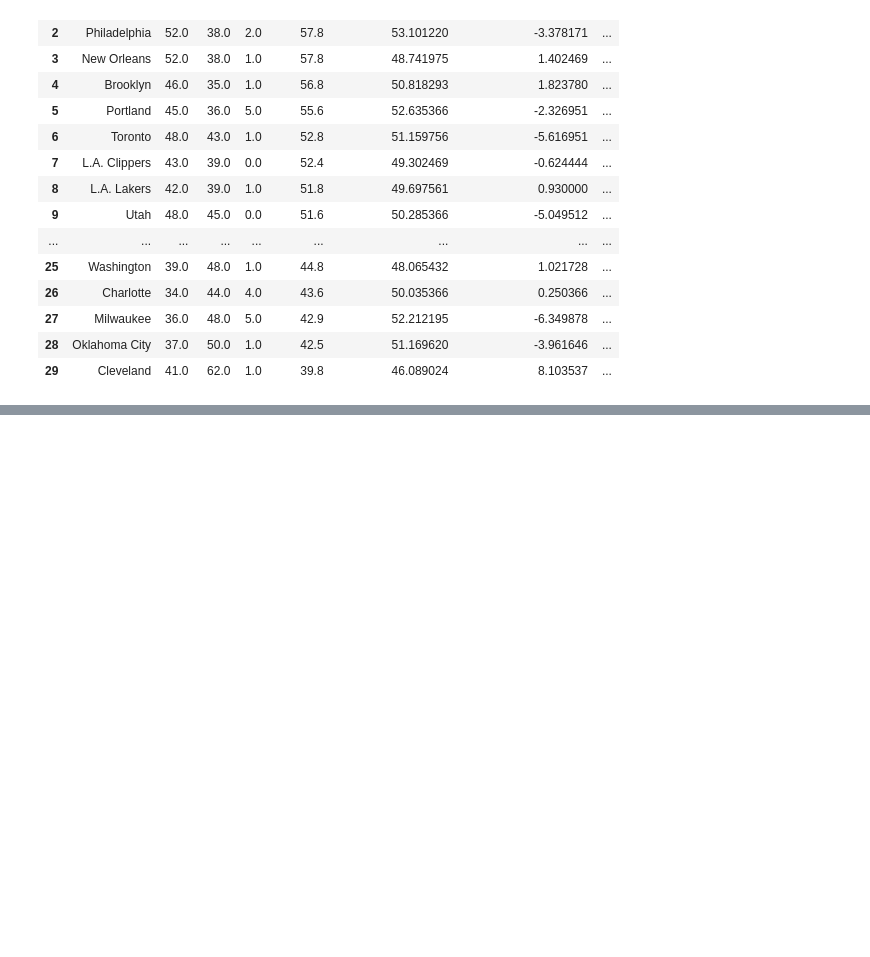
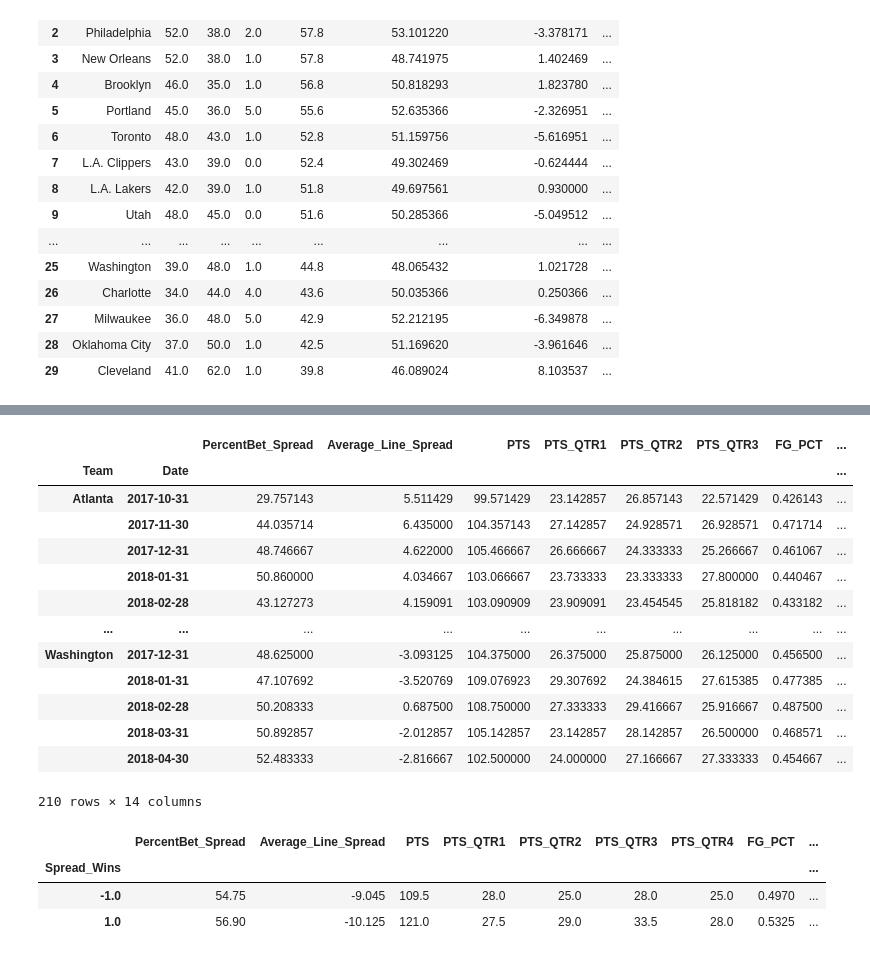
Before and after one commit to kyle-rgb/ETL_Project, a Jupyter notebook: MondayClean_New.ipynb, the cells around one changed output, grey strips where cells are left out. Cells and saved outputs as stored; diff of their text form; code cells hidden in the pictures; blank space fills up the shorter version.

```diff
--- a/MondayClean_New.ipynb
+++ b/MondayClean_New.ipynb
@@ -626,0 +637,33 @@ LinregressResult(slope=0.7553008505691808, intercept=12.181619901451569, rvalue=
+# %%
+main_agg = 'mean'
+
+mg_dfa.set_index("Date").groupby('Team').resample("1M").agg({"PercentBet_Spread": main_agg, "Average_Line_Spread": main_agg,
+                                                             "PTS": main_agg, "PTS_QTR1": main_agg, "PTS_QTR2": main_agg, "PTS_QTR3": main_agg, "PTS_QTR1": main_agg,
+                                                             "FG_PCT": main_agg, "FT_PCT": main_agg, "FG3_PCT": main_agg, "AST": main_agg, "REB": main_agg, "TOV": main_agg,
+                                                             "Spread_Result": main_agg, "Spread_Wins": 'sum'})
+# %% [output]
+|  |  | PercentBet_Spread | Average_Line_Spread | PTS | PTS_QTR1 | PTS_QTR2 | PTS_QTR3 | FG_PCT | ... |
+| Team | Date |  |  |  |  |  |  |  | ... |
+| Atlanta | 2017-10-31 | 29.757143 | 5.511429 | 99.571429 | 23.142857 | 26.857143 | 22.571429 | 0.426143 | ... |
+|  | 2017-11-30 | 44.035714 | 6.435000 | 104.357143 | 27.142857 | 24.928571 | 26.928571 | 0.471714 | ... |
+|  | 2017-12-31 | 48.746667 | 4.622000 | 105.466667 | 26.666667 | 24.333333 | 25.266667 | 0.461067 | ... |
+|  | 2018-01-31 | 50.860000 | 4.034667 | 103.066667 | 23.733333 | 23.333333 | 27.800000 | 0.440467 | ... |
+|  | 2018-02-28 | 43.127273 | 4.159091 | 103.090909 | 23.909091 | 23.454545 | 25.818182 | 0.433182 | ... |
+| ... | ... | ... | ... | ... | ... | ... | ... | ... | ... |
+| Washington | 2017-12-31 | 48.625000 | -3.093125 | 104.375000 | 26.375000 | 25.875000 | 26.125000 | 0.456500 | ... |
+|  | 2018-01-31 | 47.107692 | -3.520769 | 109.076923 | 29.307692 | 24.384615 | 27.615385 | 0.477385 | ... |
+|  | 2018-02-28 | 50.208333 | 0.687500 | 108.750000 | 27.333333 | 29.416667 | 25.916667 | 0.487500 | ... |
+|  | 2018-03-31 | 50.892857 | -2.012857 | 105.142857 | 23.142857 | 28.142857 | 26.500000 | 0.468571 | ... |
+|  | 2018-04-30 | 52.483333 | -2.816667 | 102.500000 | 24.000000 | 27.166667 | 27.333333 | 0.454667 | ... |
+210 rows × 14 columns
+# %%
+main_agg = 'median'
+mg_dfa.set_index("Date").groupby(['Team', "Spread_Wins"]).agg({"PercentBet_Spread": main_agg, "Average_Line_Spread": main_agg,
+                                                             "PTS": main_agg, "PTS_QTR1": main_agg, "PTS_QTR2": main_agg, "PTS_QTR3": main_agg, "PTS_QTR4": main_agg,
+                                                             "FG_PCT": main_agg, "FT_PCT": main_agg, "FG3_PCT": main_agg, "AST": main_agg, "REB": main_agg, "TOV": main_agg,
+                                                             "Spread_Result": main_agg, "Spread_Wins": 'sum'}).loc["Golden State", :]
+# %% [output]
+|  | PercentBet_Spread | Average_Line_Spread | PTS | PTS_QTR1 | PTS_QTR2 | PTS_QTR3 | PTS_QTR4 | FG_PCT | ... |
+| Spread_Wins |  |  |  |  |  |  |  |  | ... |
+| -1.0 | 54.75 | -9.045 | 109.5 | 28.0 | 25.0 | 28.0 | 25.0 | 0.4970 | ... |
+| 1.0 | 56.90 | -10.125 | 121.0 | 27.5 | 29.0 | 33.5 | 28.0 | 0.5325 | ... |
```
Also changed, not shown: parts of 68 cells of this notebook, 1 other file.
